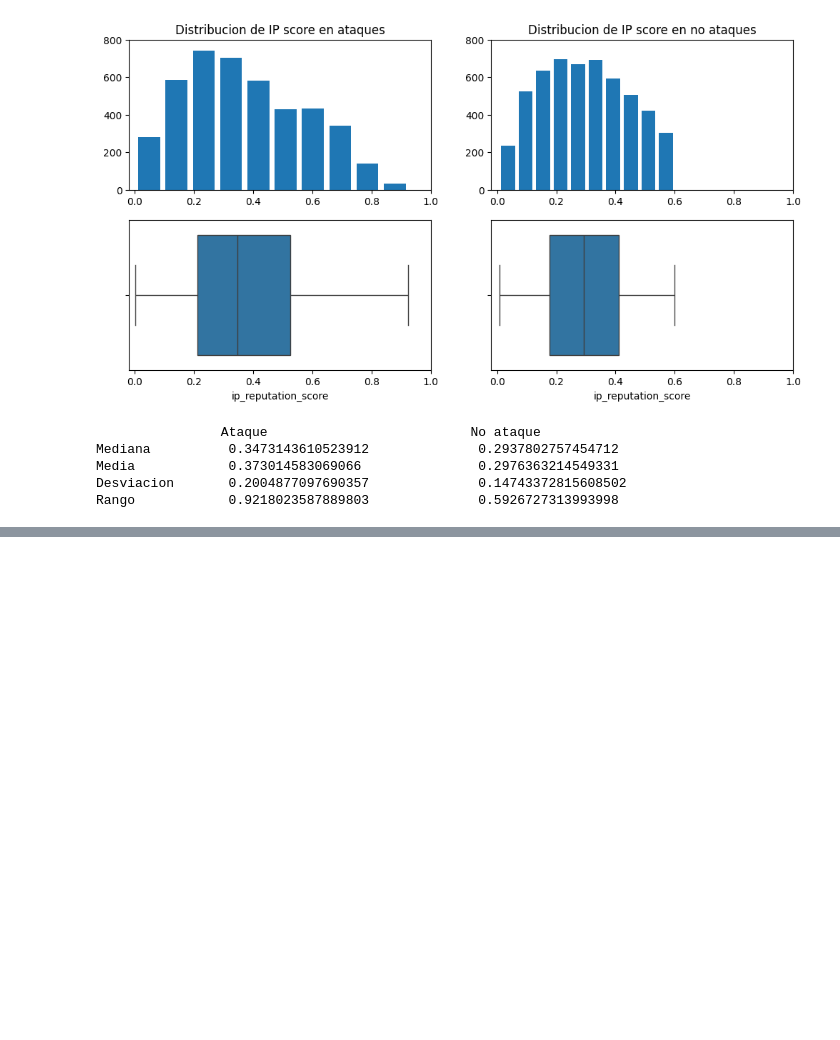
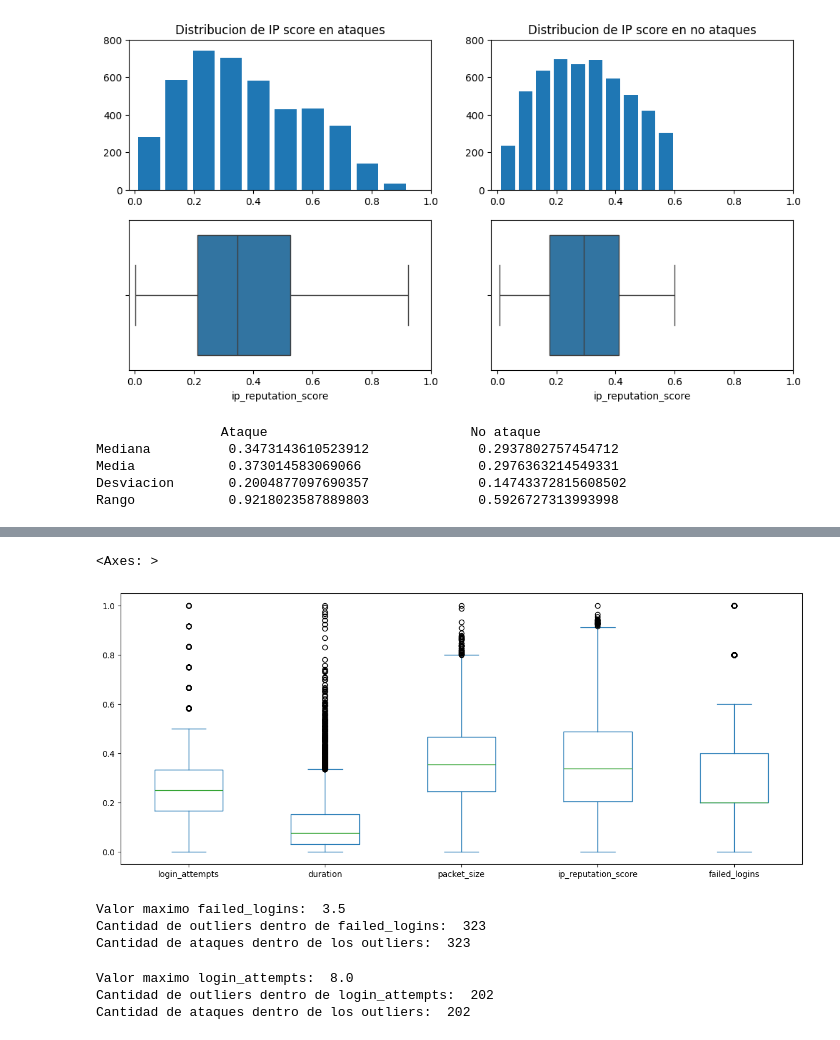
Before and after one commit to JeronimoMarg/tp_cienciaDeDatos, a Jupyter notebook: TP.ipynb, the cells around one changed output, grey strips where cells are left out. Drawn from its saved outputs; the diff is of its cells as text; code cells hidden in the pictures; blank space fills up the shorter version.

```diff
--- a/TP.ipynb
+++ b/TP.ipynb
@@ -285,0 +283,47 @@ plt.show()
+# %%
+df_normal = df.copy()
+
+# 'unusual_time_access' no es una variable numérica, por lo que no la normalizamos
+
+# Aplicamos normalización a todas las columnas
+columns = ['login_attempts', 'duration', 'packet_size', 'ip_reputation_score', 'failed_logins']
+for column in columns:
+    df_normal[column] = (df_normal[column] - df_normal[column].min()) / (df_normal[column].max() - df_normal[column].min())
+# Visualizamos la distribución de las distintas variables
+fig, ax = plt.subplots(figsize=(15,6))
+df_normal.loc[:,columns].plot(kind='box', ax=ax)
+# %% [output]
+<Axes: >
+[figure, added]
+# %%
+# determinar outliers en failed_logins
+# Maximo = Q3 + 1.5 * (Q3-Q1)
+
+maximo_failed_logins = df['failed_logins'].quantile(0.75) + 1.5 * (df['failed_logins'].quantile(0.75) - df['failed_logins'].quantile(0.25))
+print("Valor maximo failed_logins: ", maximo_failed_logins)
+
+# outliers dentro de failed logins
+df_outliers = df.loc[df['failed_logins'] > maximo_failed_logins]
+print("Cantidad de outliers dentro de failed_logins: ", df_outliers.shape[0])
+# Cantidad de ataques dentro de los outliers
+print("Cantidad de ataques dentro de los outliers: ", df_outliers.loc[df_outliers['attack'] == 'Y'].shape[0])
+# %% [output]
+Valor maximo failed_logins:  3.5
+Cantidad de outliers dentro de failed_logins:  323
+Cantidad de ataques dentro de los outliers:  323
+# %%
+# determinar outliers en login_attempts
+# Maximo = Q3 + 1.5 * (Q3-Q1)
+
+maximo_login_attempts = df['login_attempts'].quantile(0.75) + 1.5 * (df['login_attempts'].quantile(0.75) - df['login_attempts'].quantile(0.25))
+print("Valor maximo login_attempts: ", maximo_login_attempts)
+
+# outliers dentro de login_attempts
+df_outliers = df.loc[df['login_attempts'] > maximo_login_attempts]
+print("Cantidad de outliers dentro de login_attempts: ", df_outliers.shape[0])
+# Cantidad de ataques dentro de los outliers
+print("Cantidad de ataques dentro de los outliers: ", df_outliers.loc[df_outliers['attack'] == 'Y'].shape[0])
+# %% [output]
+Valor maximo login_attempts:  8.0
+Cantidad de outliers dentro de login_attempts:  202
+Cantidad de ataques dentro de los outliers:  202
```
Also changed, not shown: parts of 23 cells of this notebook.
